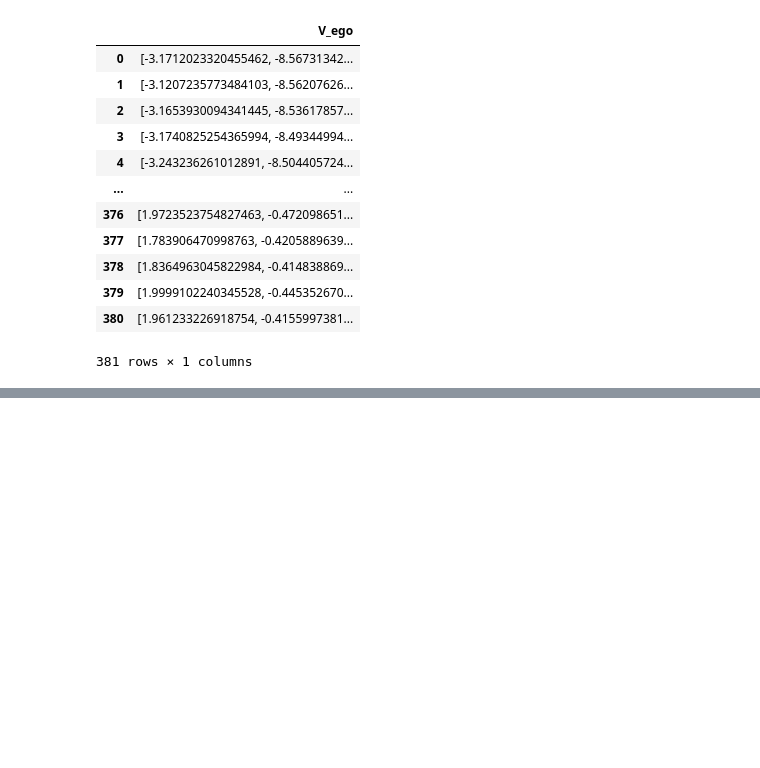
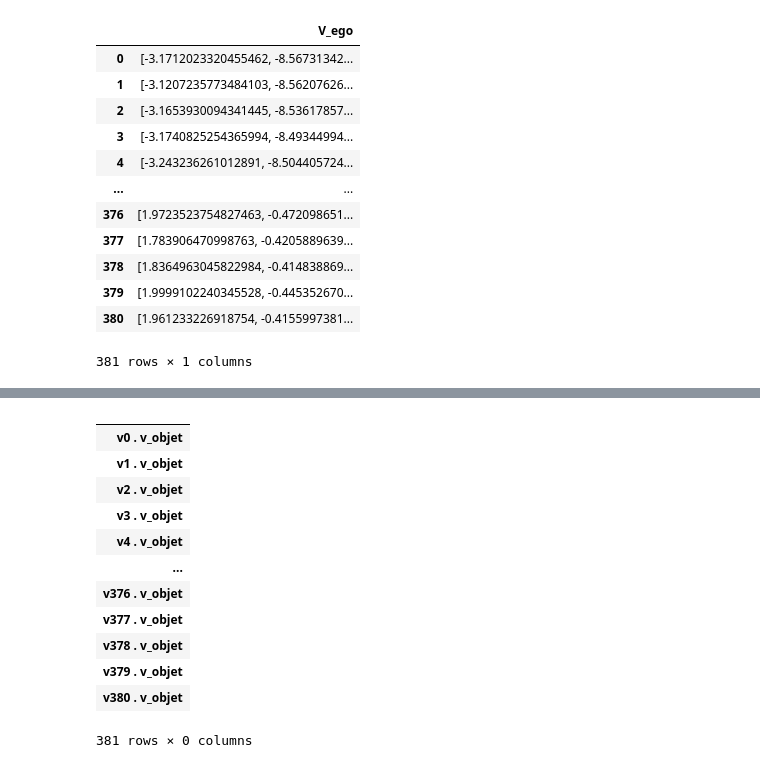
Before and after one commit to licit-lab/eda-nuscenes, a Jupyter notebook: notes/Intensite_interactions.ipynb, the cells around one changed output, grey strips where cells are left out. Saved outputs shown, nothing was run; the diff lists cells and outputs as text; code cells hidden in the pictures; blank space fills up the shorter version.

```diff
--- a/notes/Intensite_interactions.ipynb
+++ b/notes/Intensite_interactions.ipynb
@@ -285,0 +286,19 @@ df_vecteurs
+# %%
+# On crée une nouvelle dataframe pour insérer les produits scalaires entre chaque vecteur
+L =[('v'+str(i)+' . v_objet') for i in range(0,len(V_ego))]
+df_ps = pd.DataFrame(index=L)
+df_ps
+# %% [output]
+|  |
+| v0 . v_objet |
+| v1 . v_objet |
+| v2 . v_objet |
+| v3 . v_objet |
+| v4 . v_objet |
+| ... |
+| v376 . v_objet |
+| v377 . v_objet |
+| v378 . v_objet |
+| v379 . v_objet |
+| v380 . v_objet |
+381 rows × 0 columns
```
Also changed, not shown: parts of 15 cells of this notebook.
